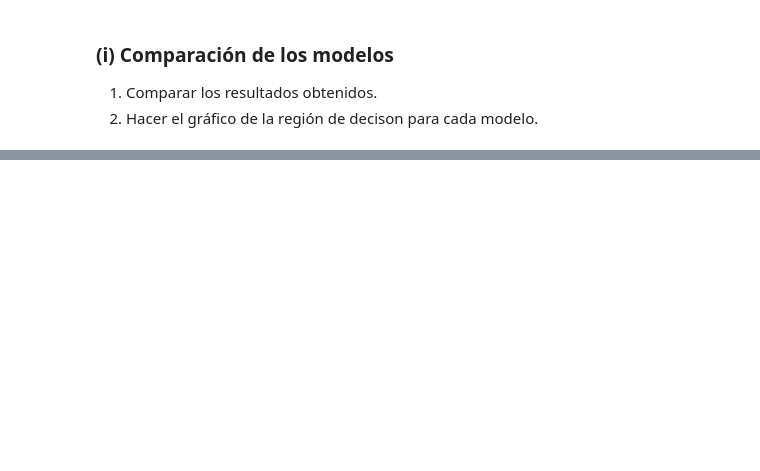
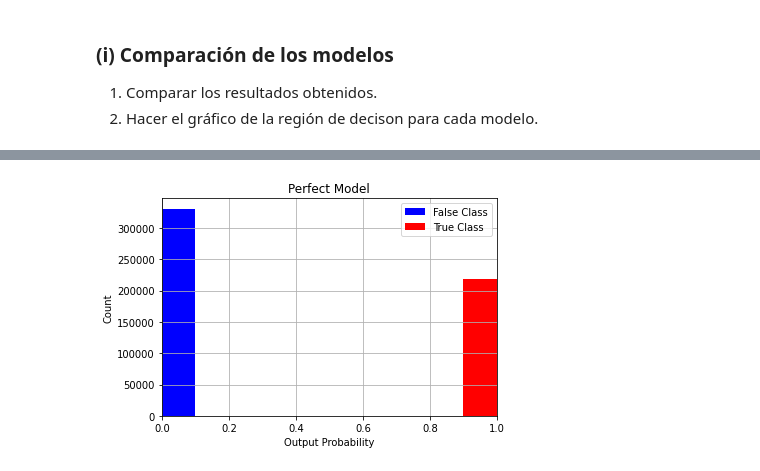
Before and after one commit to maxit1992/CEIA_AP, a Jupyter notebook: Examen/MaximilianoTorti_Deep_Learning_Clase_8_examen_enunciado.ipynb, the cells around one changed output, grey strips where cells are left out. Cells and saved outputs as stored; diff of their text form; code cells hidden in the pictures; blank space fills up the shorter version.

```diff
--- a/Examen/MaximilianoTorti_Deep_Learning_Clase_8_examen_enunciado.ipynb
+++ b/Examen/MaximilianoTorti_Deep_Learning_Clase_8_examen_enunciado.ipynb
@@ -879,2 +919,15 @@ x_test_reducted = my_PCA.fit_transform(x_test)
+# %%
+# Salida real. Como sería un modelo perfecto
+fig, ax1 = plt.subplots(1,1)
+ax1.hist(y_final[y_final==0], bins=10, range=(0,1), color='blue', label='False Class')
+ax1.hist(y_final[y_final==1], bins=10, range=(0,1), color='red', label='True Class')
+ax1.set_xlim([0, 1])
+plt.title('Perfect Model')
+plt.xlabel('Output Probability')
+plt.ylabel('Count')
+plt.legend()
+plt.show()
+# %% [output]
+[figure, added]
 # %%
 # Constant model
```
Also changed, not shown: parts of 24 cells of this notebook.
